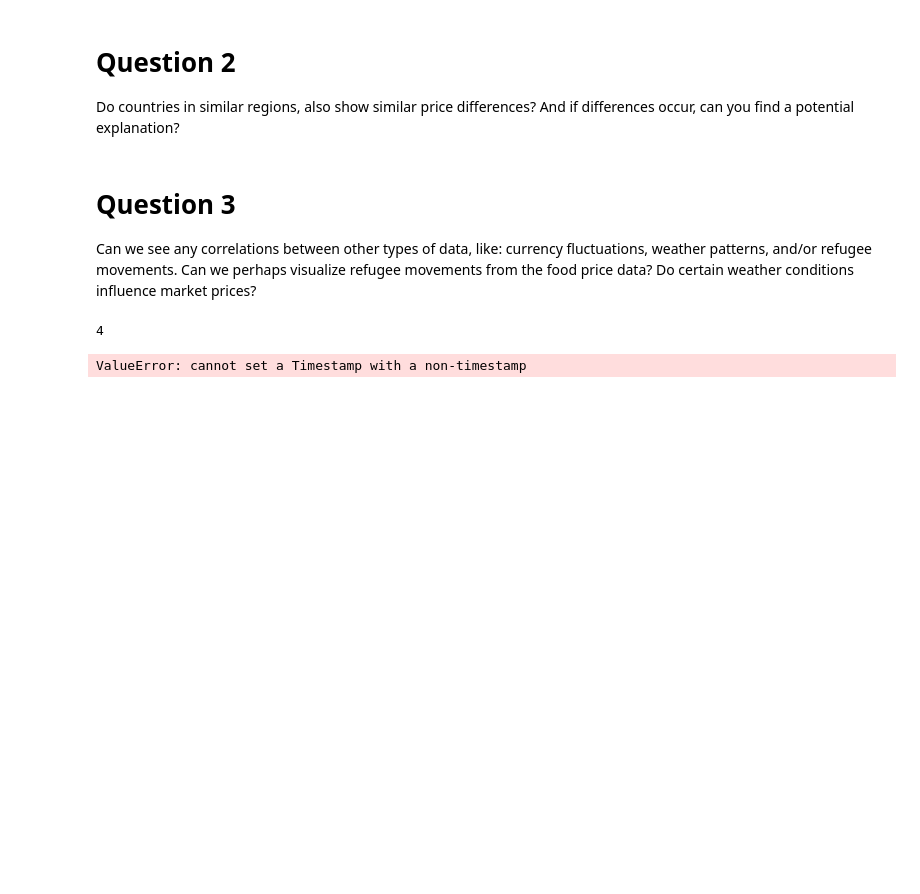
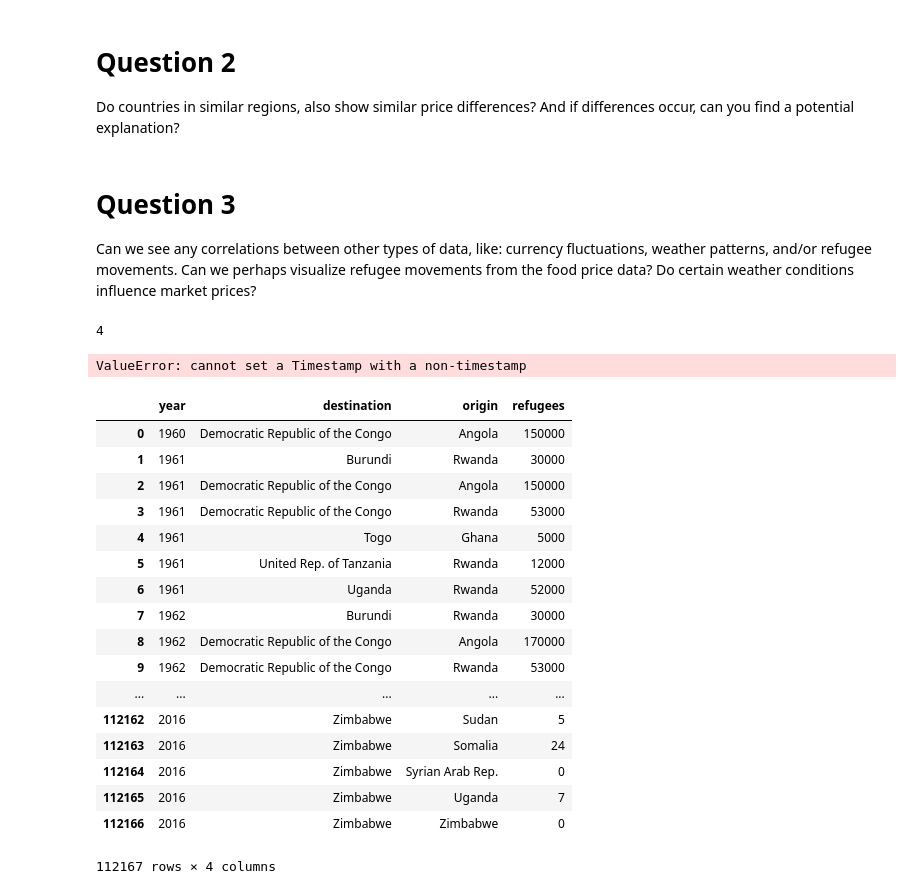
Before and after one commit to Spijkervet/global_food_prices, a Jupyter notebook: Questions.ipynb, the cells around one changed output. Cells and saved outputs as stored; diff of their text form; code cells hidden in the pictures; blank space fills up the shorter version.

Commit message:
pre-processing refugee dataset

```diff
--- a/Questions.ipynb
+++ b/Questions.ipynb
@@ -247,3 +247,75 @@ print(total)
 # %% [output]
 4
 ValueError: cannot set a Timestamp with a non-timestamp
+# %%
+import pandas as pd
+import os
+import numpy as np
+
+
+# get dataset
+refugee_file = 'unhcr_popstats_export_persons_of_concern_all_data.csv'
+df_refugee = pd.read_csv(refugee_file, low_memory=False)
+
+df_refugee[:50]
+# drop  abundant columns
+df_refugee.drop(df_refugee.columns[[4,5,6,7,8,9,10]], axis=1, inplace=True)
+# rename remaining columns for easier use
+df_refugee.columns = ['year', 'destination', 'origin', 'refugees']
+
+
+# drop rows wit missing values
+df_refugee = df_refugee.drop(df_refugee[df_refugee.origin == 'Various/Unknown'].index)
+# drop rows with undefined frequency
+df_refugee = df_refugee.drop(df_refugee[df_refugee['refugees'] == '*'].index)
+
+# {'country name in refugee file': 'corresponding country name in food dataset'}
+MISMATCH_DICT = {'Iran (Islamic Rep. of)': 'Iran  (Islamic Republic of)', 'Dem. Rep. of the Congo': 'Democratic Republic of the Congo',
+                 'Central African Rep.': 'Central African Republic'}
+
+# fix mis-matches in Origin
+for (original, new) in MISMATCH_DICT.items():
+    mask = df_refugee.origin == original
+    df_refugee.loc[mask, 'origin'] = new
+
+# fix mis-mathces in Destination
+for (original, new) in MISMATCH_DICT.items():
+    mask = df_refugee['destination']== original
+    df_refugee.loc[mask, 'destination'] = new
+
+# # see if different names are used for identical counrtries in the two databases:
+# # will end up with a list with countries that don't match; manually see if they should...
+# countries_food = df_food['Iadm0_name'].unique()
+# countries_refugee = df['origin'].unique()
+
+# possible_mismatches_1 = [country for country in countries_food
+#                        if country not in countries_refugee]
+
+# possible_mismatches_2 = [country for country in countries_refugee
+#                         if country not in countries_food]
+
+# definite_mismatches = possible_mismatches_1 + possible_mismatches_2
+
+# mismatches = definite_mismatches.sort()
+# # print(mismatches)
+df_refugee = df_refugee.reset_index(drop=True)
+df_refugee
+# %% [output]
+|  | year | destination | origin | refugees |
+| 0 | 1960 | Democratic Republic of the Congo | Angola | 150000 |
+| 1 | 1961 | Burundi | Rwanda | 30000 |
+| 2 | 1961 | Democratic Republic of the Congo | Angola | 150000 |
+| 3 | 1961 | Democratic Republic of the Congo | Rwanda | 53000 |
+| 4 | 1961 | Togo | Ghana | 5000 |
+| 5 | 1961 | United Rep. of Tanzania | Rwanda | 12000 |
+| 6 | 1961 | Uganda | Rwanda | 52000 |
+| 7 | 1962 | Burundi | Rwanda | 30000 |
+| 8 | 1962 | Democratic Republic of the Congo | Angola | 170000 |
+| 9 | 1962 | Democratic Republic of the Congo | Rwanda | 53000 |
+| ... | ... | ... | ... | ... |
+| 112162 | 2016 | Zimbabwe | Sudan | 5 |
+| 112163 | 2016 | Zimbabwe | Somalia | 24 |
+| 112164 | 2016 | Zimbabwe | Syrian Arab Rep. | 0 |
+| 112165 | 2016 | Zimbabwe | Uganda | 7 |
+| 112166 | 2016 | Zimbabwe | Zimbabwe | 0 |
+112167 rows × 4 columns
```
